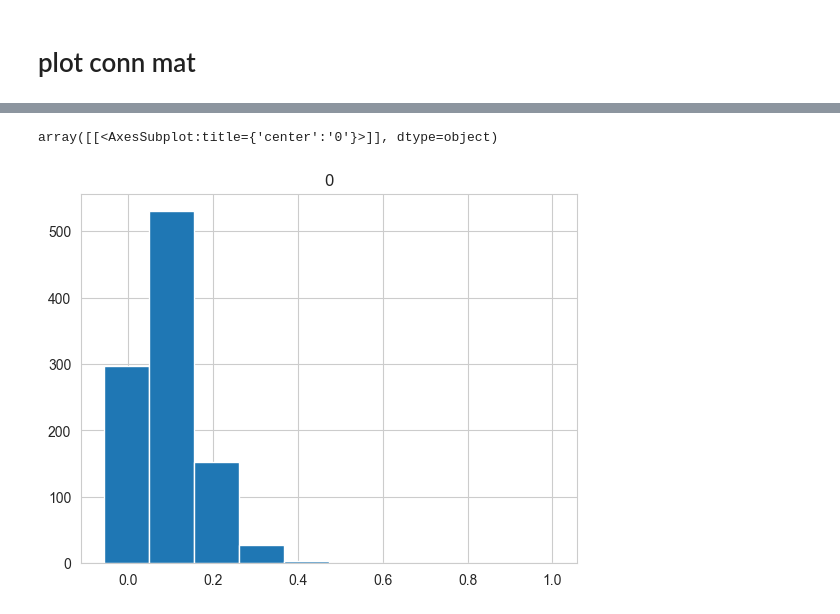
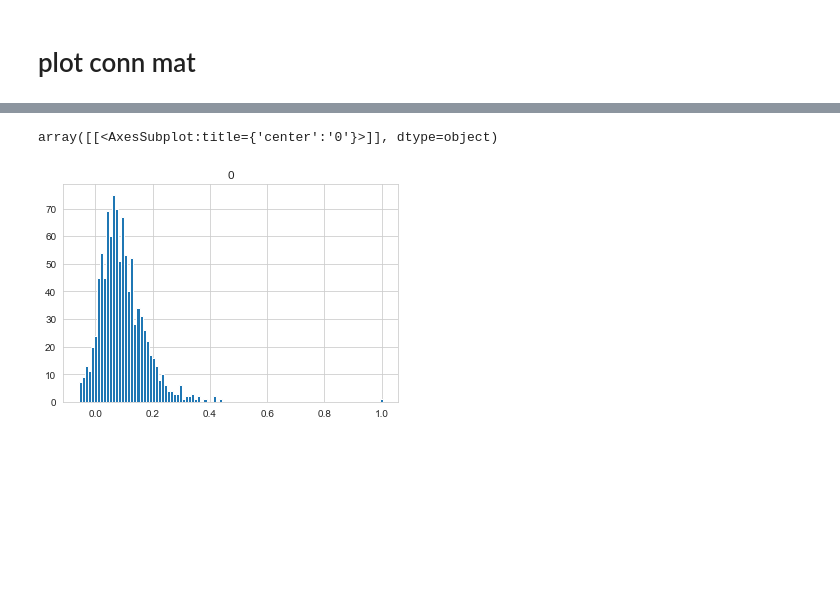
Before and after one commit to qniksefat/gradient-notebooks, a Jupyter notebook: large-manifold-nbs/1-connmat.ipynb, the cells around one changed output, grey strips where cells are left out. Saved outputs shown, nothing was run; the diff lists cells and outputs as text; code cells hidden in the pictures; blank space fills up the shorter version.

```diff
--- a/large-manifold-nbs/1-connmat.ipynb
+++ b/large-manifold-nbs/1-connmat.ipynb
@@ -245,8 +243,8 @@ plt.show()
 # %%
-pd.DataFrame(cmat_baseline_mean[100]).hist()
+pd.DataFrame(cmat_baseline_mean[100]).hist(bins=100)
 # %% [output]
 array([[<AxesSubplot:title={'center':'0'}>]], dtype=object)
-[figure, old version]
+[figure, new version]
 # %%
 mat, labels = grand_mean, region_names.tolist()
 mat, labels = reorder(mat, labels)
```
Also changed, not shown: parts of 8 cells of this notebook.
